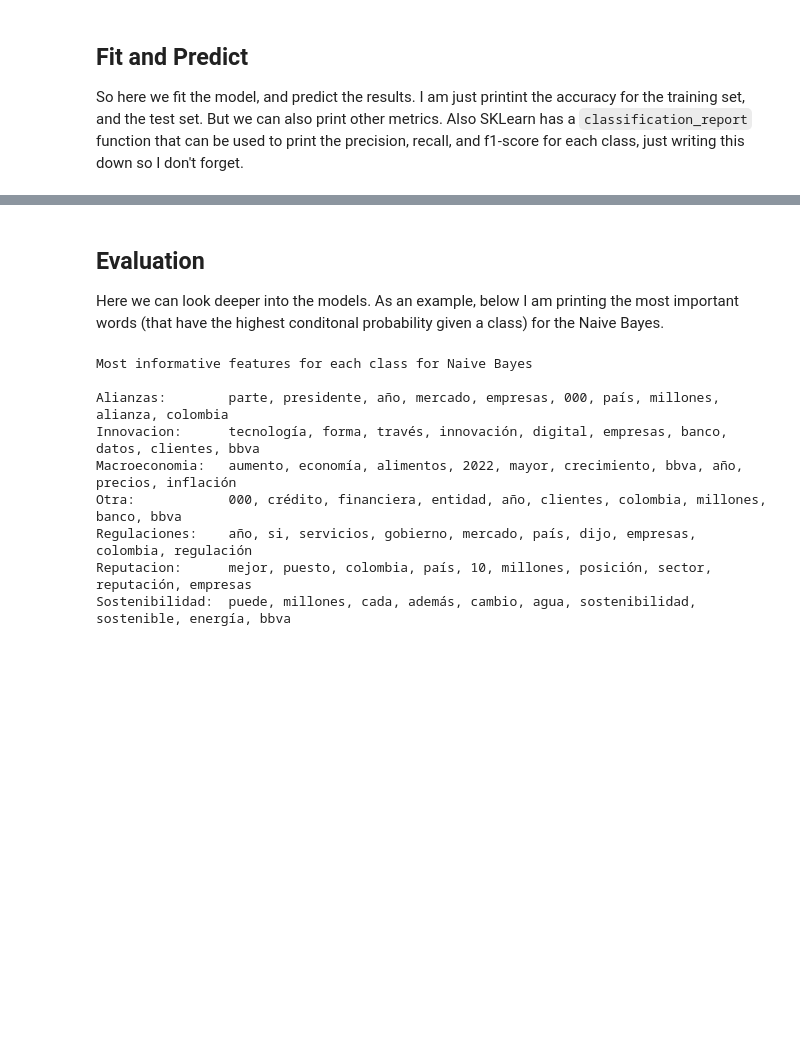
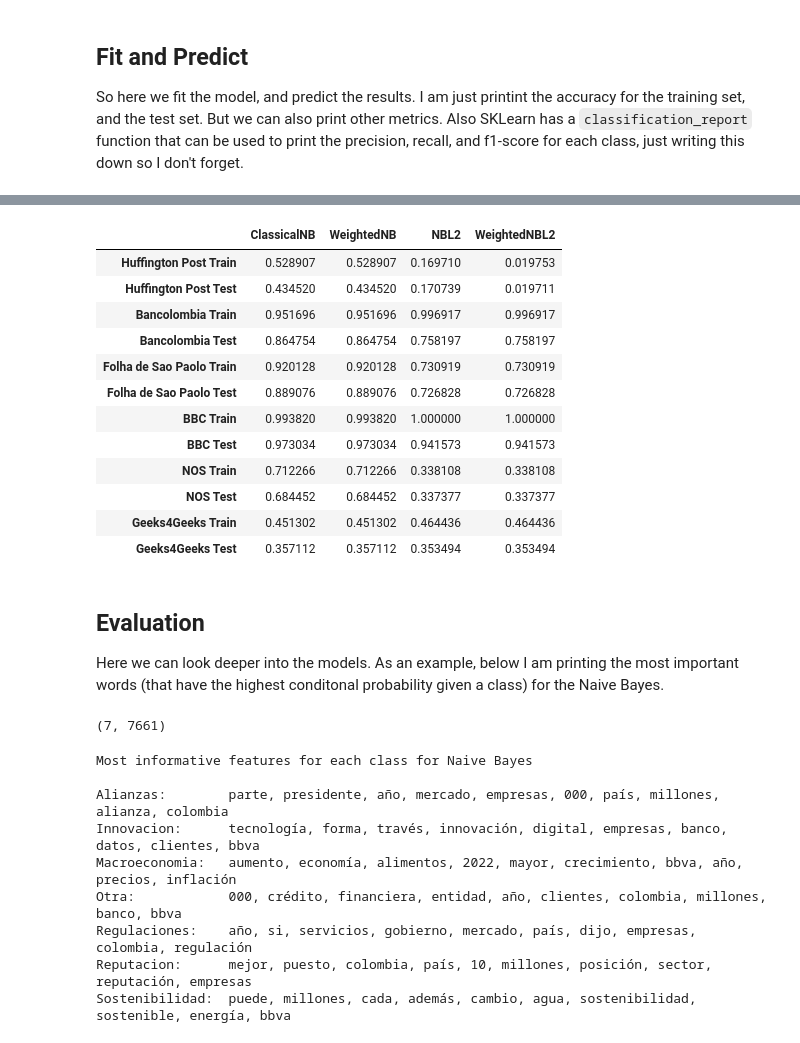
Before and after one commit to fds-2022-repo/final-project, a Jupyter notebook: main.ipynb, the cells around one changed output, grey strips where cells are left out. Drawn from its saved outputs; the diff is of its cells as text; code cells hidden in the pictures; blank space fills up the shorter version.

```diff
--- a/main.ipynb
+++ b/main.ipynb
@@ -106,0 +172,4 @@ Test data accuracy:      0.799
+# %%
+for dataset in datasets:
+    dataset['text'] = dataset['text'].astype(str)
+dataset_names
@@ -106,0 +183,39 @@ Test data accuracy:      0.799
+# %%
+# we will import CountVectorizer to vectorize our text
+from sklearn.feature_extraction.text import CountVectorizer
+
+vectorizer_huffpost    = CountVectorizer(min_df=5, stop_words=english_stopwords)
+vectorizer_bancolombia = CountVectorizer(min_df=5, stop_words=spanish_stopwords)
+vectorizer_folha       = CountVectorizer(min_df=5, stop_words=portuguese_stopwords)
+vectorizer_bbc         = CountVectorizer(min_df=5, stop_words=english_stopwords)
+vectorizer_nos         = CountVectorizer(min_df=5, stop_words=dutch_stopwords)
+vectorizer_geeks4geeks = CountVectorizer(min_df=5, stop_words=english_stopwords)
+
+vectorizers = [vectorizer_huffpost, vectorizer_bancolombia, vectorizer_folha, vectorizer_bbc, vectorizer_nos, vectorizer_geeks4geeks]
+
+X = [vect.fit_transform(dataset['text']) for vect, dataset in zip(vectorizers, datasets)]
+Y = [dataset['label'] for dataset in datasets]
+
+# save vectorizers and X
+with open('vectorizers.pkl', 'wb') as f:
+    pickle.dump(vectorizers, f)
+
+with open('X.pkl', 'wb') as f:
+    pickle.dump(X, f)
+# %%
+# we will import train_test_split to split our data
+from sklearn.model_selection import train_test_split
+
+# Number of simulations for each dataset
+M = 5
+
+accuracy = pd.DataFrame(columns=classifier_names)
+
+for x, y, dataset_name in zip(X, Y, dataset_names):
+    X_train, X_test, y_train, y_test = train_test_split(x, y, test_size=0.2, random_state=42)
+
+    print(f'Fitting {dataset_name} dataset')
+    training_acc, test_acc = fit_and_score(X_train, y_train, X_test, y_test)
+
+    accuracy.loc[f'{dataset_name} Train'] = training_acc
+    accuracy.loc[f'{dataset_name} Test'] = test_acc
@@ -107,11 +240,29 @@ Test data accuracy:      0.799
+# %%
+accuracy
+# %% [output]
+|  | ClassicalNB | WeightedNB | NBL2 | WeightedNBL2 |
+| Huffington Post Train | 0.528907 | 0.528907 | 0.169710 | 0.019753 |
+| Huffington Post Test | 0.434520 | 0.434520 | 0.170739 | 0.019711 |
+| Bancolombia Train | 0.951696 | 0.951696 | 0.996917 | 0.996917 |
+| Bancolombia Test | 0.864754 | 0.864754 | 0.758197 | 0.758197 |
+| Folha de Sao Paolo Train | 0.920128 | 0.920128 | 0.730919 | 0.730919 |
+| Folha de Sao Paolo Test | 0.889076 | 0.889076 | 0.726828 | 0.726828 |
+| BBC Train | 0.993820 | 0.993820 | 1.000000 | 1.000000 |
+| BBC Test | 0.973034 | 0.973034 | 0.941573 | 0.941573 |
+| NOS Train | 0.712266 | 0.712266 | 0.338108 | 0.338108 |
+| NOS Test | 0.684452 | 0.684452 | 0.337377 | 0.337377 |
+| Geeks4Geeks Train | 0.451302 | 0.451302 | 0.464436 | 0.464436 |
+| Geeks4Geeks Test | 0.357112 | 0.357112 | 0.353494 | 0.353494 |
 # %% [markdown]
 ## Evaluation
 
 Here we can look deeper into the models. As an example, below I am printing the most important words (that have the highest conditonal probability given a class) for the Naive Bayes.
 # %%
-nbc = MultinomialNB()
-nbc.fit(X_train, y_train)
-phi = nbc.feature_log_prob_
+sknbc = MultinomialNB()
+sknbc.fit(X_train, y_train)
+phi = sknbc.feature_log_prob_
 phi.shape
+# %% [output]
+(7, 7661)
 # %%
 print('Most informative features for each class for Naive Bayes', end='\n\n')
```
Also changed, not shown: parts of 21 cells of this notebook, 9 other files.
